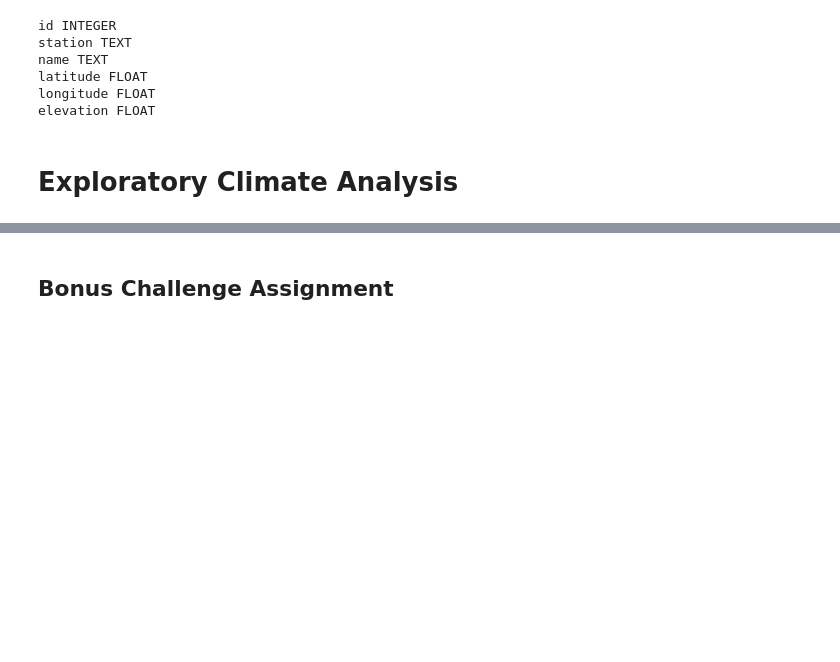
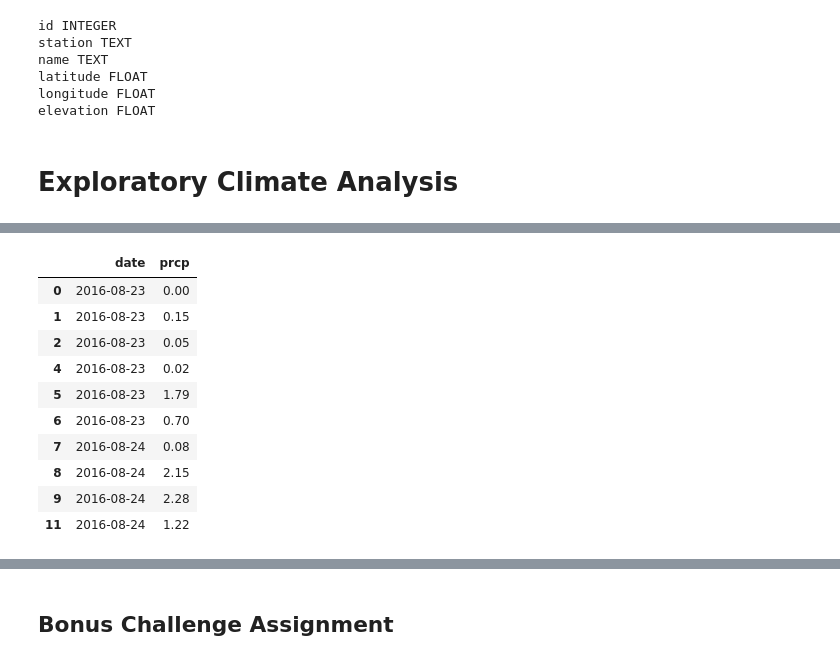
Before and after one commit to Fescamil1/sqlalchemy-challenge, a Jupyter notebook: climate_starter.ipynb, the cells around one changed output, grey strips where cells are left out. Drawn from its saved outputs; the diff is of its cells as text; code cells hidden in the pictures; blank space fills up the shorter version.

```diff
--- a/climate_starter.ipynb
+++ b/climate_starter.ipynb
@@ -82,0 +80,4 @@ elevation FLOAT
+# %%
+#calculate the date 1 year  from the most recent date found in the db
+query_date = dt.date(2017, 8, 23) - dt.timedelta(days=365)
+query_date
@@ -82,0 +86,6 @@ elevation FLOAT
+# %%
+# Perform a query to retrieve the data and precipitation scores
+precipitation = session.query(Measurement.date, Measurement.prcp).filter(Measurement.date >= query_date).order_by(Measurement.date).all()
+
+for perc in precipitation:
+    print(perc.date, perc.prcp)
@@ -82,0 +110,20 @@ elevation FLOAT
+# %%
+# Save the query results as a Pandas DataFrame
+precipitation_df = pd.DataFrame(precipitation)
+
+## Drop null values.
+precipitation_df = precipitation_df.dropna(how="any")
+
+precipitation_df.head(10)
+# %% [output]
+|  | date | prcp |
+| 0 | 2016-08-23 | 0.00 |
+| 1 | 2016-08-23 | 0.15 |
+| 2 | 2016-08-23 | 0.05 |
+| 4 | 2016-08-23 | 0.02 |
+| 5 | 2016-08-23 | 1.79 |
+| 6 | 2016-08-23 | 0.70 |
+| 7 | 2016-08-24 | 0.08 |
+| 8 | 2016-08-24 | 2.15 |
+| 9 | 2016-08-24 | 2.28 |
+| 11 | 2016-08-24 | 1.22 |
```
Also changed, not shown: parts of 5 cells of this notebook, 1 other file.
